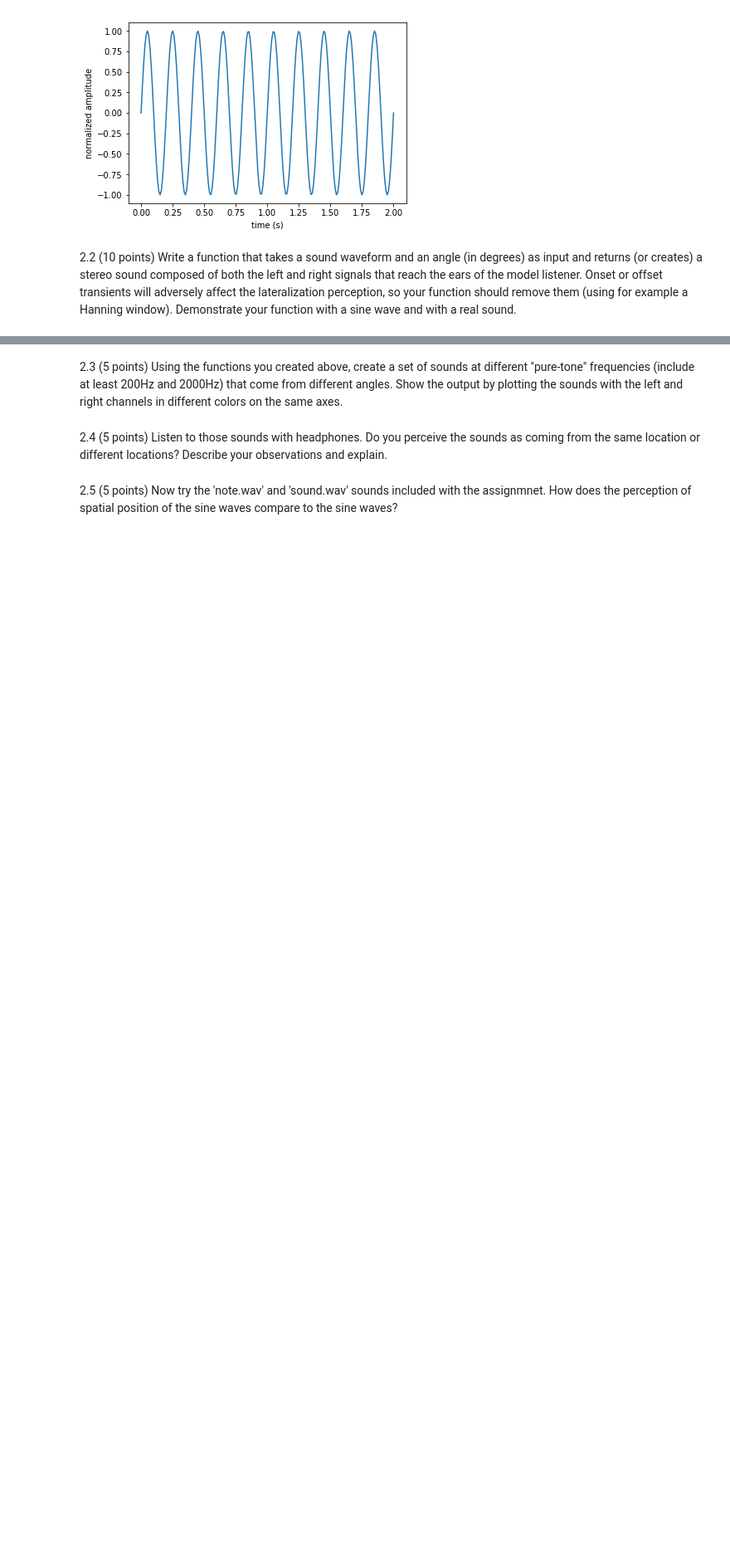
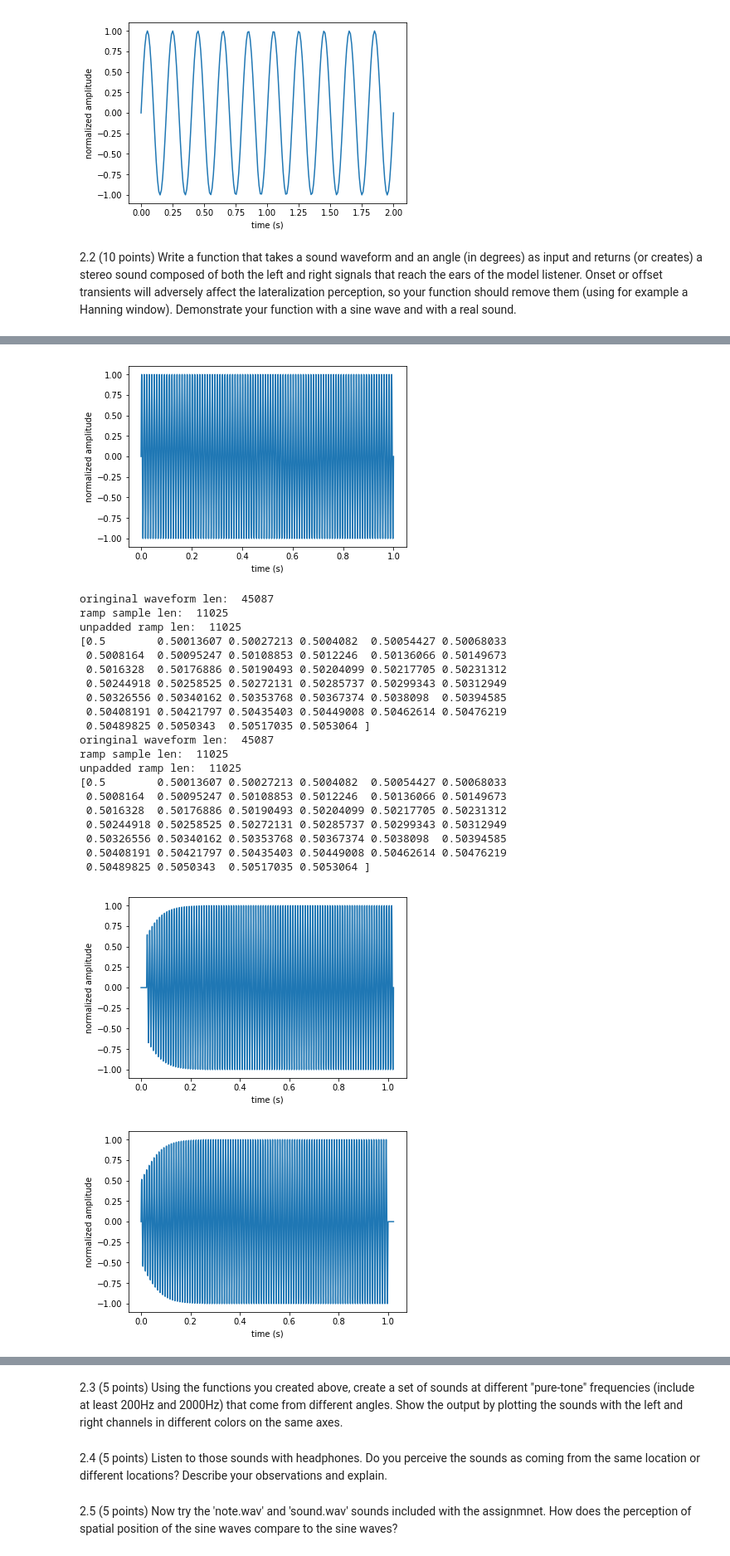
Before and after one commit to brennanmcfarland/computational-perception-class, a Jupyter notebook: CP-A3-bfm21.ipynb, the cells around one changed output, grey strips where cells are left out. Shown at 83% size. Drawn from its saved outputs; the diff is of its cells as text; code cells hidden in the pictures; blank space fills up the shorter version.

```diff
--- a/CP-A3-bfm21.ipynb
+++ b/CP-A3-bfm21.ipynb
@@ -133,0 +166,55 @@ play_sound(data, srate)
+# %%
+# TODO: I think it just needs the hanning window to work well now, the offset looks and sounds correct
+
+# TODO: make this modifiable with the interactive library? may also want to make this a loop with lambdas
+# TODO: it's always percieved as coming from the right hemisphere, why?
+angle = 90
+
+# demonstrate with sine wave
+sine_srate = 44100
+domain, codomain = sine_wave(freq=100, secs=1, srate=sine_srate, return_domain=True)
+plot_wave(domain, codomain)
+codomain = convert_to_stereo(codomain, angle, sine_srate)
+channel_1, channel_2 = codomain[:, 0], codomain[:, 1]#apply_ramp(codomain[:, 0], .025, sine_srate), apply_ramp(codomain[:, 1], .025, sine_srate)
+codomain[:, 0], codomain[:, 1] = apply_ramp(channel_1, .25, sine_srate), apply_ramp(channel_2, .25, sine_srate)
+#codomain[:, 0], codomain[:, 1] = channel_1, channel_2
+play_sound(codomain, sine_srate, channels=2)
+plot_wave(np.linspace(0, len(codomain[:, 0]) / sine_srate, len(codomain[:, 0])), codomain[:, 0])
+plot_wave(np.linspace(0, len(codomain[:, 1]) / sine_srate, len(codomain[:, 1])), codomain[:, 1])
+
+return
+
+# demonstrate with real sound
+srate, waveform = wavfile.read('note.wav')
+#play_sound(waveform, srate)
+plot_wave(np.linspace(0, len(waveform) / srate, len(waveform)), waveform)
+waveform = convert_to_stereo(waveform, angle, srate)
+channel_1, channel_2 = codomain[:, 0], codomain[:, 1] #apply_ramp(codomain[:, 0], .025, sine_srate), apply_ramp(codomain[:, 1], .025, srate)
+codomain[:, 0], codomain[:, 1] = channel_1, channel_2
+play_sound(waveform, srate, channels=2)
+plot_wave(np.linspace(0, len(channel_1) / srate, len(channel_1)), channel_1)
+plot_wave(np.linspace(0, len(channel_2) / srate, len(channel_2)), channel_2)
+# %% [output]
+[figure, added]
+oringinal waveform len:  45087
+ramp sample len:  11025
+unpadded ramp len:  11025
+[0.5        0.50013607 0.50027213 0.5004082  0.50054427 0.50068033
+ 0.5008164  0.50095247 0.50108853 0.5012246  0.50136066 0.50149673
+ 0.5016328  0.50176886 0.50190493 0.50204099 0.50217705 0.50231312
+ 0.50244918 0.50258525 0.50272131 0.50285737 0.50299343 0.50312949
+ 0.50326556 0.50340162 0.50353768 0.50367374 0.5038098  0.50394585
+ 0.50408191 0.50421797 0.50435403 0.50449008 0.50462614 0.50476219
+ 0.50489825 0.5050343  0.50517035 0.5053064 ]
+oringinal waveform len:  45087
+ramp sample len:  11025
+unpadded ramp len:  11025
+[0.5        0.50013607 0.50027213 0.5004082  0.50054427 0.50068033
+ 0.5008164  0.50095247 0.50108853 0.5012246  0.50136066 0.50149673
+ 0.5016328  0.50176886 0.50190493 0.50204099 0.50217705 0.50231312
+ 0.50244918 0.50258525 0.50272131 0.50285737 0.50299343 0.50312949
+ 0.50326556 0.50340162 0.50353768 0.50367374 0.5038098  0.50394585
+ 0.50408191 0.50421797 0.50435403 0.50449008 0.50462614 0.50476219
+ 0.50489825 0.5050343  0.50517035 0.5053064 ]
+[figure, added]
+[figure, added]
```
Also changed, not shown: parts of 13 cells of this notebook.
